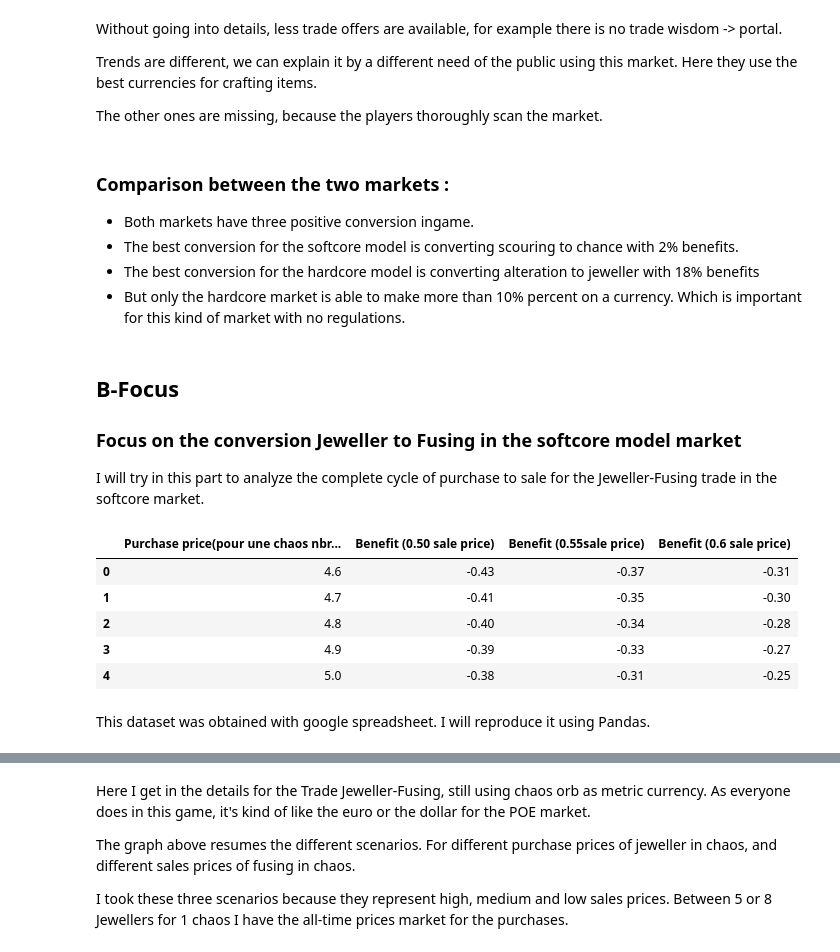
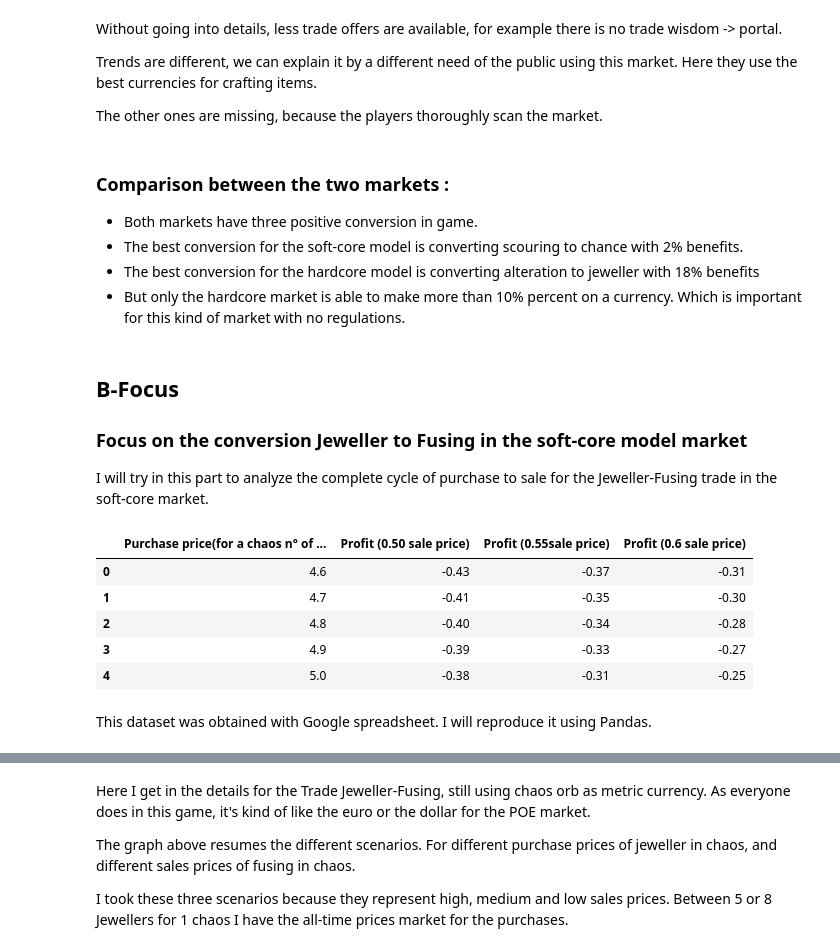
Before and after one commit to kerpa/Metagame_poe_currencies, a Jupyter notebook: POE_metagame_currencies.ipynb, the cells around one changed output, grey strips where cells are left out. Drawn from its saved outputs; the diff is of its cells as text; code cells hidden in the pictures.

```diff
--- a/POE_metagame_currencies.ipynb
+++ b/POE_metagame_currencies.ipynb
@@ -113,25 +160,25 @@ The other ones are missing, because the players thoroughly scan the market.
 # %% [markdown]
 ### Comparison between the two markets :
 
-* Both markets have three positive conversion ingame.
-* The best conversion for the softcore model is converting scouring to chance with 2% benefits.
+* Both markets have three positive conversion in game.
+* The best conversion for the soft-core model is converting scouring to chance with 2% benefits.
 * The best conversion for the hardcore model is converting alteration to jeweller with 18% benefits
 * But only the hardcore market is able to make more than 10% percent on a currency. Which is important for this kind of market with no regulations.
 # %% [markdown]
 ## B-Focus
-### Focus on the conversion Jeweller to Fusing in the softcore model market
+### Focus on the conversion Jeweller to Fusing in the soft-core model market
 
-I will try in this part to analyze the complete cycle of purchase to sale for the Jeweller-Fusing trade in the softcore market.
+I will try in this part to analyze the complete cycle of purchase to sale for the Jeweller-Fusing trade in the soft-core market.
 # %%
 #import of the dataset
-detail_trade_soft = pd.read_csv('Detail_jeweller_fusing.csv')
+detail_trade_soft = pd.read_csv('data/Detail_jeweller_fusing.csv')
 detail_trade_soft.head()
 # %% [output]
-|  | Purchase price(pour une chaos nbr... | Benefit (0.50 sale price) | Benefit (0.55sale price) | Benefit (0.6 sale price) |
+|  | Purchase price(for a chaos n° of ... | Profit (0.50 sale price) | Profit (0.55sale price) | Profit (0.6 sale price) |
 | 0 | 4.6 | -0.43 | -0.37 | -0.31 |
 | 1 | 4.7 | -0.41 | -0.35 | -0.30 |
 | 2 | 4.8 | -0.40 | -0.34 | -0.28 |
 | 3 | 4.9 | -0.39 | -0.33 | -0.27 |
 | 4 | 5.0 | -0.38 | -0.31 | -0.25 |
 # %% [markdown]
-This dataset was obtained with google spreadsheet. I will reproduce it using Pandas.
+This dataset was obtained with Google spreadsheet. I will reproduce it using Pandas.
```
Also changed, not shown: parts of 20 cells of this notebook, 5 other files.
